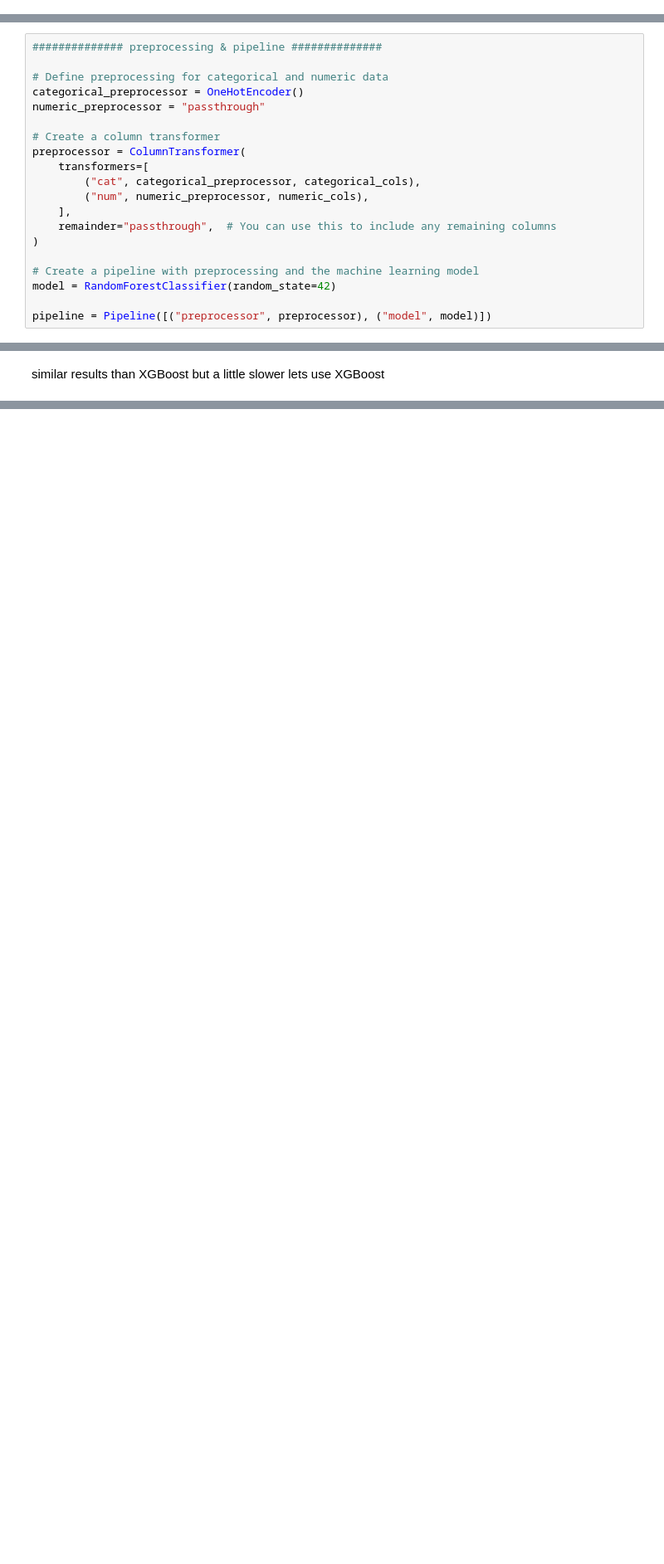
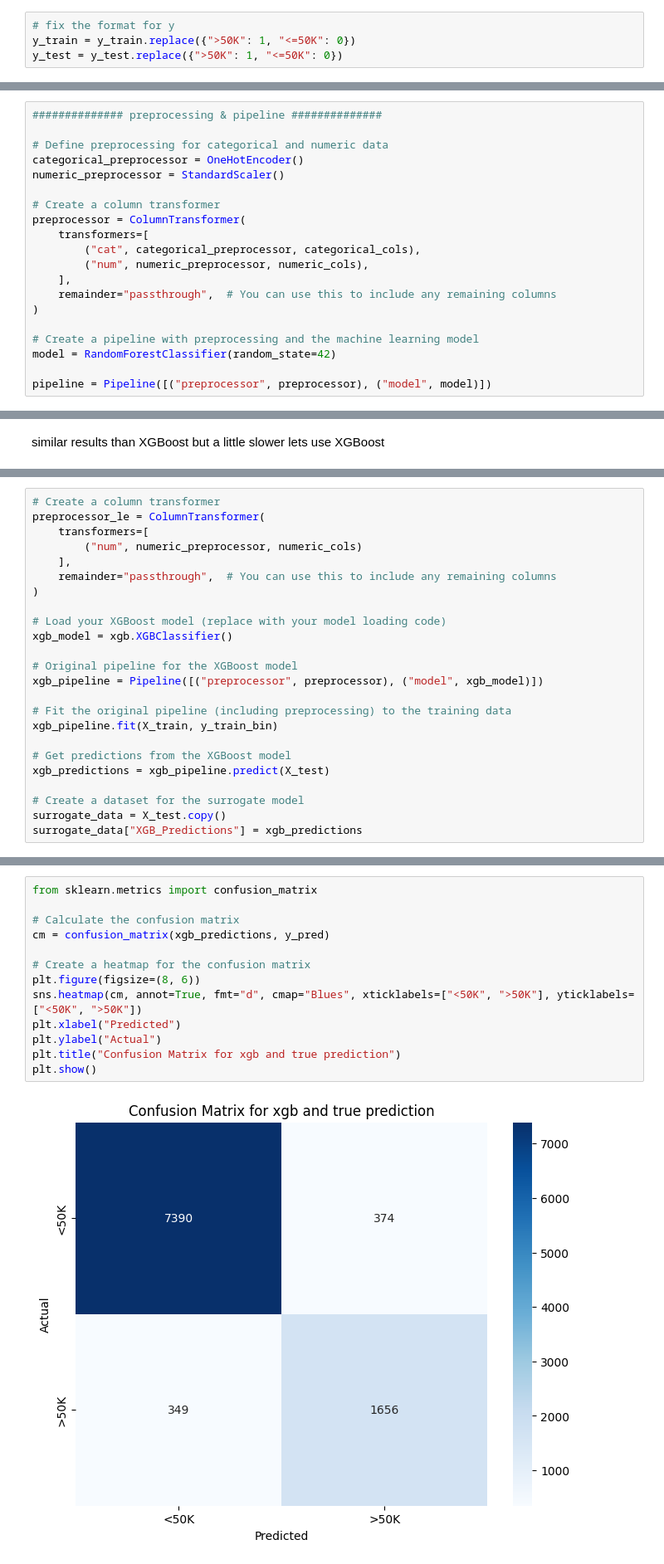
Before and after one commit to ConstanceGlly/Interpretability_and_Fairness_Income, a Jupyter notebook: Notebooks/Models.ipynb, the cells around one changed output, grey strips where cells are left out. Shown at 83% size. Cells and saved outputs as stored; diff of their text form; blank space fills up the shorter version.

Commit message:
surrogate and new feature imp

```diff
--- a/Notebooks/Models.ipynb
+++ b/Notebooks/Models.ipynb
@@ -66,6 +66,10 @@ numeric_cols = [
 X_train, X_test, y_train, y_test = train_test_split(
     X, y, test_size=0.2, random_state=42
 )
+# %%
+# fix the format for y
+y_train = y_train.replace({">50K": 1, "<=50K": 0})
+y_test = y_test.replace({">50K": 1, "<=50K": 0})
 # %% [markdown]
 ## RANDOM FOREST
 # %% [markdown]
@@ -75,7 +79,7 @@ X_train, X_test, y_train, y_test = train_test_split(
 
 # Define preprocessing for categorical and numeric data
 categorical_preprocessor = OneHotEncoder()
-numeric_preprocessor = "passthrough"
+numeric_preprocessor = StandardScaler()
 
 # Create a column transformer
 preprocessor = ColumnTransformer(
@@ -345,0 +366,24 @@ X_train.size
+# %%
+# Create a column transformer
+preprocessor_le = ColumnTransformer(
+    transformers=[
+        ("num", numeric_preprocessor, numeric_cols)
+    ],
+    remainder="passthrough",  # You can use this to include any remaining columns
+)
+
+# Load your XGBoost model (replace with your model loading code)
+xgb_model = xgb.XGBClassifier()
+
+# Original pipeline for the XGBoost model
+xgb_pipeline = Pipeline([("preprocessor", preprocessor), ("model", xgb_model)])
+
+# Fit the original pipeline (including preprocessing) to the training data
+xgb_pipeline.fit(X_train, y_train_bin)
+
+# Get predictions from the XGBoost model
+xgb_predictions = xgb_pipeline.predict(X_test)
+
+# Create a dataset for the surrogate model
+surrogate_data = X_test.copy()
+surrogate_data["XGB_Predictions"] = xgb_predictions
@@ -345,0 +441,15 @@ X_train.size
+# %%
+from sklearn.metrics import confusion_matrix
+
+# Calculate the confusion matrix
+cm = confusion_matrix(xgb_predictions, y_pred)
+
+# Create a heatmap for the confusion matrix
+plt.figure(figsize=(8, 6))
+sns.heatmap(cm, annot=True, fmt="d", cmap="Blues", xticklabels=["<50K", ">50K"], yticklabels=["<50K", ">50K"])
+plt.xlabel("Predicted")
+plt.ylabel("Actual")
+plt.title("Confusion Matrix for xgb and true prediction")
+plt.show()
+# %% [output]
+[figure, added]
```
Also changed, not shown: parts of 32 cells of this notebook, 1 other file.
